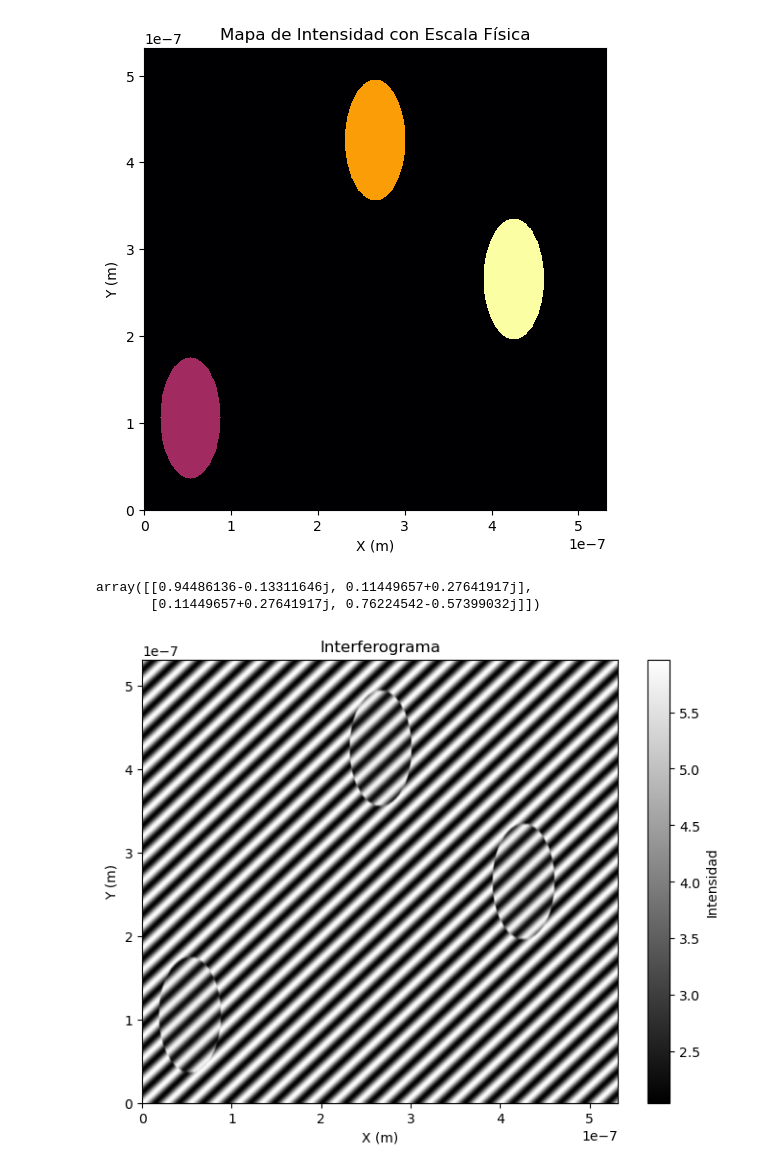
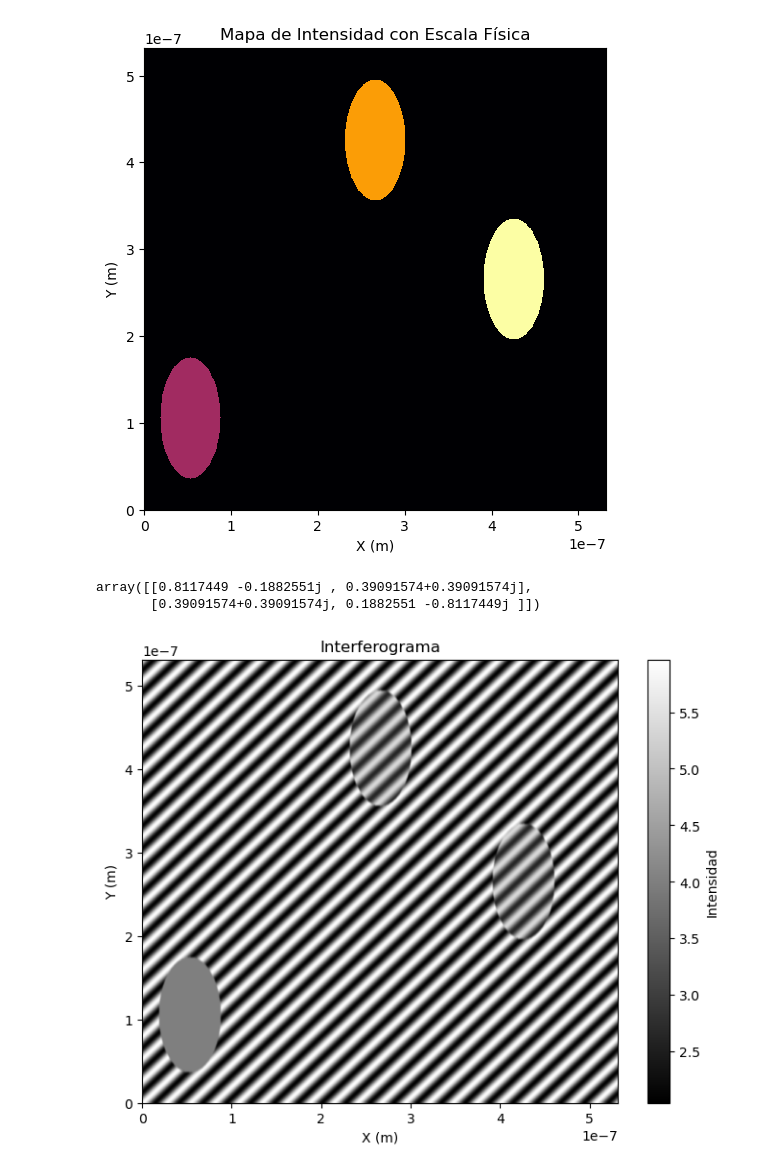
Before and after one commit to Aguiario/Polarimetric_Interferomerty, a Jupyter notebook: pixels.ipynb, the cells around one changed output. Cells and saved outputs as stored; diff of their text form; code cells hidden in the pictures.

```diff
--- a/pixels.ipynb
+++ b/pixels.ipynb
@@ -12,7 +12,8 @@ lambda_ = 532e-9  # Longitud de onda en metros
 x_size = 1000  # Número de píxeles en el eje x
 y_size = 500   # Número de píxeles en el eje y
 diameter = 7e-8  # Diámetro del glóbulo rojo en metros
-delta_chi = np.pi/4
+# delta_chi = np.pi con pi se apaga si tengo circulares
+delta_chi = np.pi/2
 
 # Escalas de conversión de píxeles a metros
 x_scale = lambda_ / x_size  # Tamaño de cada píxel en metros en x
@@ -44,7 +45,7 @@ intensity_values = [100, 180, 230]  # Valores entre 0 y 255
 
 # Definir matrices específicas para cada glóbulo rojo en sample
 globulo_matrices = [
-    pi.jones_matrix(delta_chi, 0),        # Glóbulo 1
+    pi.jones_matrix(np.pi, 0),        # Glóbulo 1
     pi.jones_matrix(delta_chi, np.pi/5),  # Glóbulo 2
     pi.jones_matrix(delta_chi, np.pi/7)   # Glóbulo 3
 ]
@@ -88,8 +89,8 @@ matching_pixels = np.argwhere(matches)
 # Mostrar los píxeles encontrados
 sample[matching_pixels[0,0], matching_pixels[0,1]]
 # %% [output]
-array([[0.94486136-0.13311646j, 0.11449657+0.27641917j],
-       [0.11449657+0.27641917j, 0.76224542-0.57399032j]])
+array([[0.8117449 -0.1882551j , 0.39091574+0.39091574j],
+       [0.39091574+0.39091574j, 0.1882551 -0.8117449j ]])
 # %%
 def create_vector_matrix(E, y_size, x_size):
     E_map = np.empty((y_size, x_size), dtype=object)
@@ -111,7 +112,7 @@ for i in range(sample.shape[0]):
     for j in range(sample.shape[1]):
         E_s[i, j] = sample[i, j] @ E_is[i, j]
 # %%
-E_r = create_vector_matrix(np.array([[1], [-1j]]), y_size, x_size)
+E_r = create_vector_matrix(np.array([[1], [1j]]), y_size, x_size)
 
 k = 2 * np.pi / lambda_  # Número de onda
 mu = 0  # Desplazamiento de fase global
@@ -124,33 +125,36 @@ E_s = np.stack([[elem.flatten() for elem in row] for row in E_s])
 
 # Cálculo de Omega y Psi en cada píxel
 Omega = np.sum(np.abs(E_r) ** 2, axis=-1) + np.sum(np.abs(E_s) ** 2, axis=-1)
-Psi = np.abs(np.einsum('ijk,ijk->ij', E_r, E_s))
+# Cálculo de Psi utilizando np.vdot
+Psi = np.abs(np.array([[np.vdot(E_r[i, j], E_s[i, j]) for j in range(E_r.shape[1])]
+                        for i in range(E_r.shape[0])]))
+
 
 # Cálculo de la fase relativa (vartheta) en cada píxel
 numerator = -np.abs(E_r[:, :, 1]) * np.abs(E_s[:, :, 1]) * np.sin(np.angle(E_r[:, :, 1]) - np.angle(E_s[:, :, 1]))
 denominator = np.abs(E_r[:, :, 0]) * np.abs(E_s[:, :, 0]) + np.abs(E_r[:, :, 1]) * np.abs(E_s[:, :, 1]) * np.cos(np.angle(E_r[:, :, 1]) - np.angle(E_s[:, :, 1]))
 vartheta = np.arctan2(numerator, denominator)
 
 # Modulación de fase para cada píxel considerando X y Y en metros
 #zeta = 2 * (k * (X_meters) - vartheta)
 n_f = 20
 zeta = n_f * (k * (X_meters + Y_meters) - vartheta)
 I = Omega + Psi * np.cos(mu + zeta)
 
 # Normalizar la intensidad a escala de 0 a 255
 #I_norm = ((I - I.min()) / (I.max() - I.min()) * 255).astype(np.uint8)
 
 # Aplicar desenfoque gaussiano para suavizar las franjas
 I_blurred = cv2.GaussianBlur(I, (5, 5), 0)
 
 # Graficar el interferograma
 plt.figure(figsize=(8, 6))
 extent = [X_meters.min(), X_meters.max(), Y_meters.min(), Y_meters.max()]
 plt.imshow(I_blurred, cmap='gray', aspect='auto', extent=extent)
 plt.xlabel("X (m)")
 plt.ylabel("Y (m)")
 plt.title("Interferograma")
 plt.colorbar(label="Intensidad")
 plt.show()
 # %% [output]
-[figure, old version]
+[figure, new version]
```
Also changed, not shown: 3 other files.
